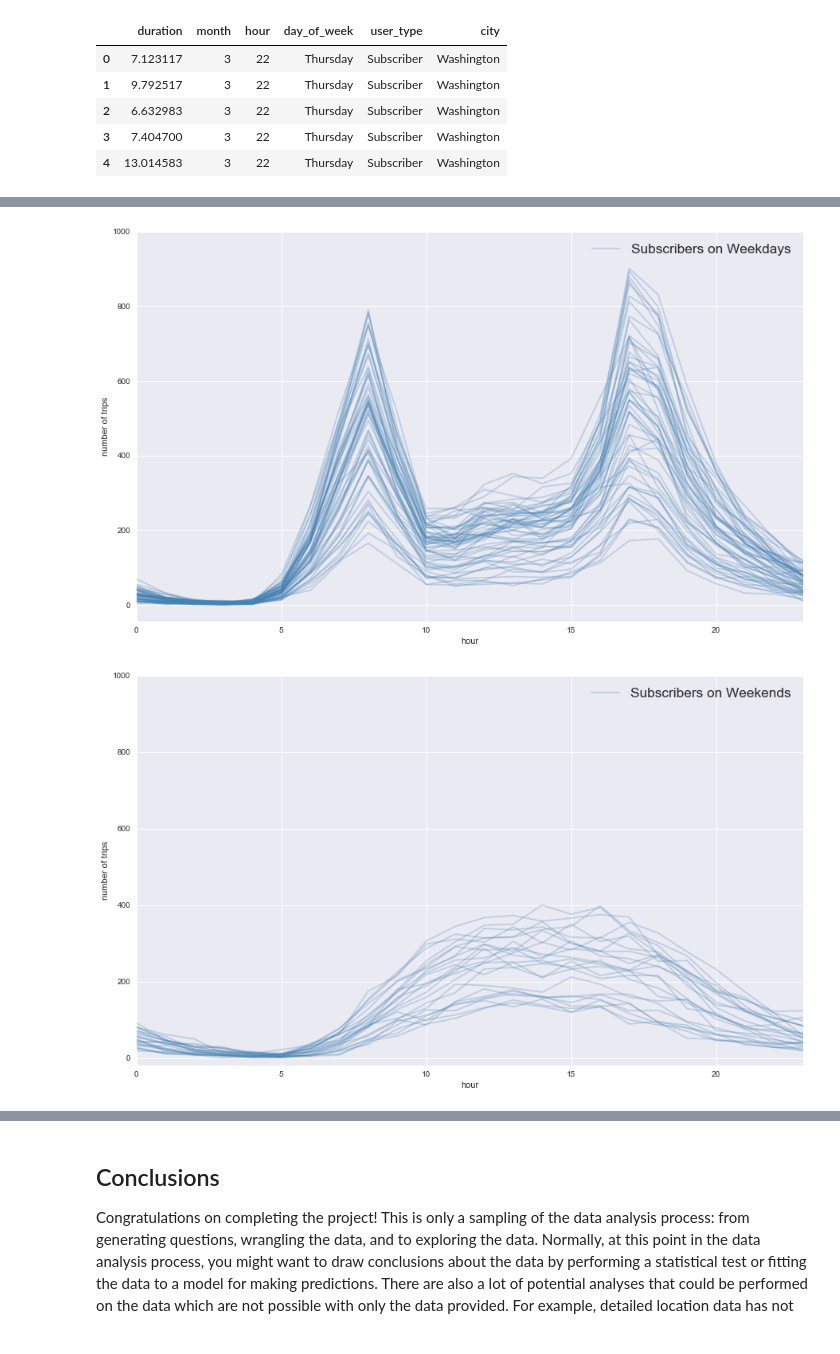
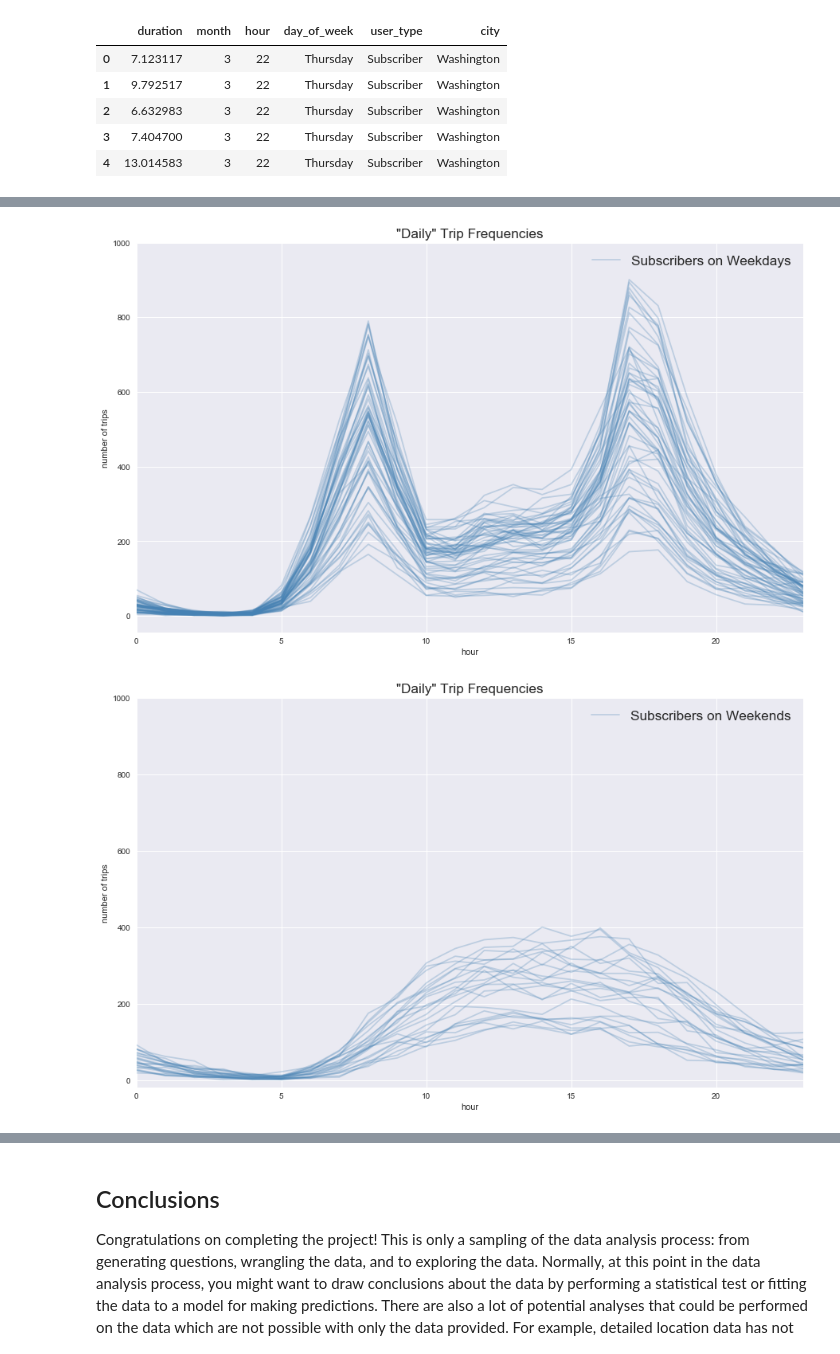
Before and after one commit to andy1li/udacity-dand-2018, a Jupyter notebook: P1-Bike/DAND-P1.ipynb, the cells around one changed output, grey strips where cells are left out. Cells and saved outputs as stored; diff of their text form; code cells hidden in the pictures.

```diff
--- a/P1-Bike/DAND-P1.ipynb
+++ b/P1-Bike/DAND-P1.ipynb
@@ -649,11 +655,8 @@ trips.head()
 # %%
 '''
 There are two distint patterns in the "daily" trips.
-
-"Daily" is quotes because each day actually corresponds
-to about four days of the same day-of-week in each month.
 '''
-def plot_daily(df, legend, color=None):
+def plot_daily(df, title, color=None):
     (df.groupby(['month', 'day_of_week', 'hour'])
         .count()['duration']
         .reset_index()
@@ -661,8 +664,8 @@ def plot_daily(df, legend, color=None):
         .pivot_table('count', index='hour', columns=['month', 'day_of_week'])
         .plot(figsize=[15, 9], legend=False, alpha=.28, color=color)
     )
+    plt.title(title, fontsize='xx-large')
     plt.ylabel('number of trips')
-    plt.legend([legend], fontsize='xx-large', loc='upper right')
 
-plot_daily(trips, legend='All "daily" trips')
+plot_daily(trips, title='All "Daily" Trip Frequencies in 2016')
 # %% [output]
@@ -682,9 +685,10 @@ categories = {
 }
 # %%
 for category, df in categories.items():
-    plot_daily(df, legend=category,
+    plot_daily(df, title='"Daily" Trip Frequencies',
                color='steelblue' if category.startswith('Subscribers') else 'pink')
     plt.ylim(ymax=1000)
+    plt.legend([category], fontsize='xx-large')
 # %% [output]
-[figure, old version]
+[figure, new version]
-[figure, old version]
+[figure, new version]
```
Also changed, not shown: parts of 9 cells of this notebook, 1 other file.
